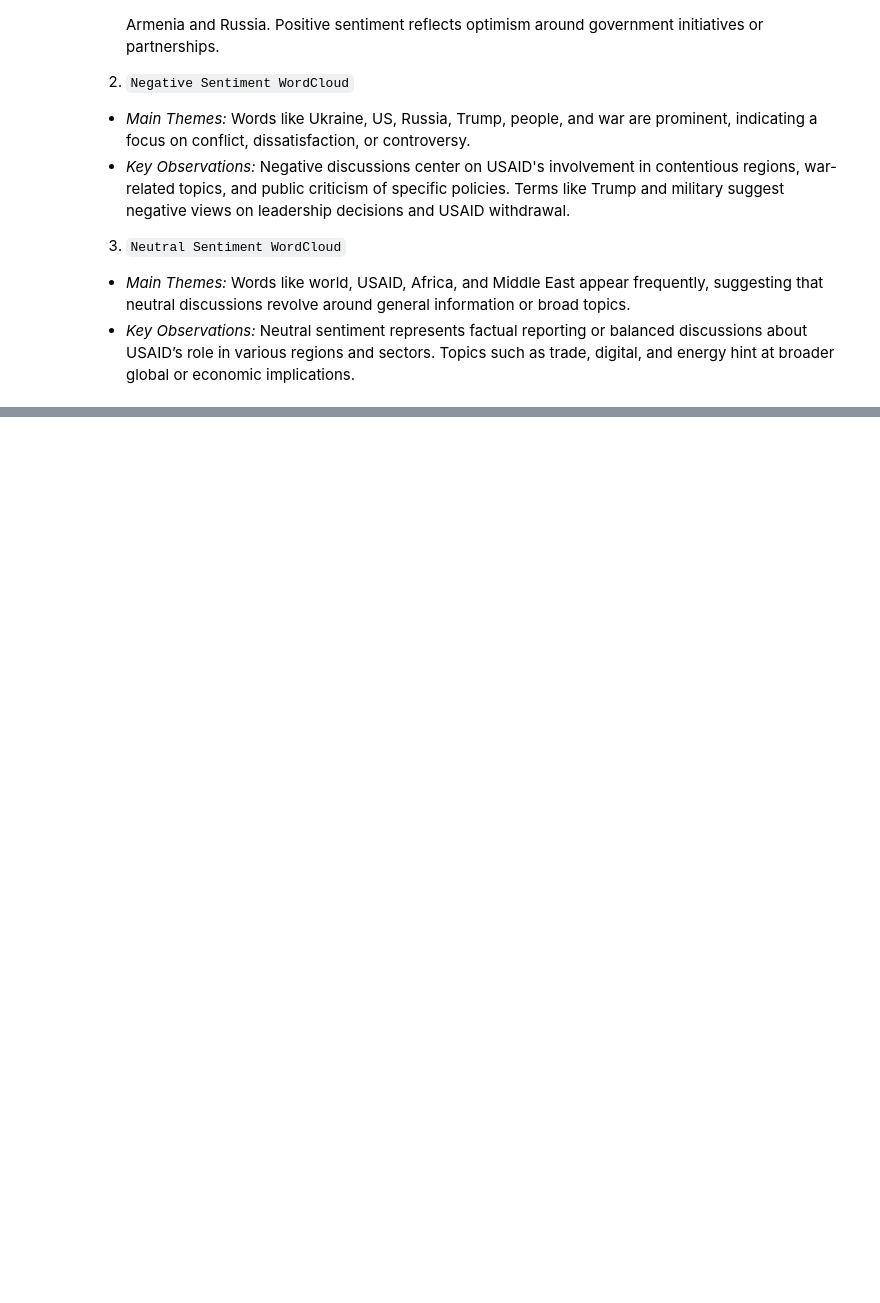
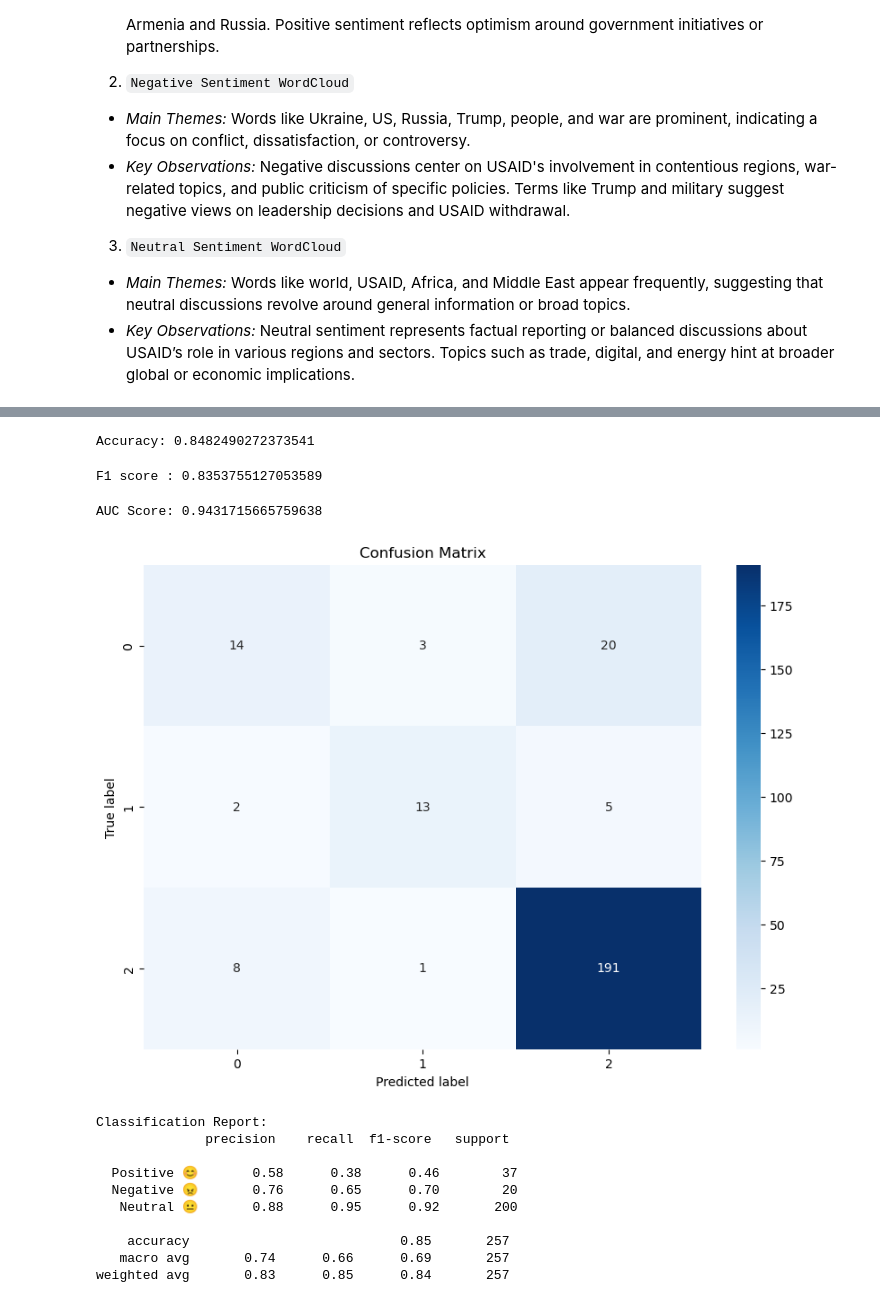
Before and after one commit to tracyotieno-1/USAID_Sentiment_Analysis, a Jupyter notebook: USAID_NLP.ipynb, the cells around one changed output, grey strips where cells are left out. Saved outputs shown, nothing was run; the diff lists cells and outputs as text; code cells hidden in the pictures; blank space fills up the shorter version.

```diff
--- a/USAID_NLP.ipynb
+++ b/USAID_NLP.ipynb
@@ -365,0 +432,4 @@ plot_wordcloud(neutral_text, 'Neutral Sentiment WordCloud')
+# %%
+# Check if GPU is available
+device = torch.device("cuda" if torch.cuda.is_available() else "cpu")
+print(f"Using device: {device}")
@@ -365,0 +452,8 @@ plot_wordcloud(neutral_text, 'Neutral Sentiment WordCloud')
+# %%
+# Create dataset objects
+train_dataset = TfidfDataset(X_train_resampled.toarray(), y_train_resampled)
+test_dataset = TfidfDataset(X_test_tfidf.toarray(), y_test)
+
+# DataLoader for batching the data
+train_loader = DataLoader(train_dataset, batch_size=32, shuffle=True)
+test_loader = DataLoader(test_dataset, batch_size=32, shuffle=False)
@@ -365,0 +579,58 @@ plot_wordcloud(neutral_text, 'Neutral Sentiment WordCloud')
+# %%
+# Evaluation (use your previous evaluation code here)
+model.eval()
+all_preds = []
+all_labels = []
+all_probs = []
+
+with torch.no_grad():
+    for features, labels in test_loader:
+        features = features.to(device)
+        labels = labels.to(device).long()  # Ensure labels are in the correct format
+        outputs = model(features.unsqueeze(1))
+        probs = torch.nn.functional.softmax(outputs, dim=1)
+        _, predicted = torch.max(outputs.data, 1)
+        all_preds.extend(predicted.cpu().numpy())
+        all_labels.extend(labels.cpu().numpy())  # Ensure this is a 1D tensor
+        all_probs.extend(probs.cpu().numpy())  # Assuming class 1 is the positive class
+# %%
+# Metrics
+accuracy = accuracy_score(all_labels, all_preds)
+print(f"Accuracy: {accuracy}")
+# %% [output]
+Accuracy: 0.8482490272373541
+# %%
+f1 = f1_score(all_labels, all_preds, average='weighted')
+print(f"F1 score : {f1}")
+# %% [output]
+F1 score : 0.8353755127053589
+# %%
+# AUC Score
+auc = roc_auc_score(all_labels, all_probs, multi_class='ovr')
+print(f"AUC Score: {auc}")
+# %% [output]
+AUC Score: 0.9431715665759638
+# %%
+# Confusion Matrix
+cm = confusion_matrix(all_labels, all_preds)
+plt.figure(figsize=(10,7))
+sns.heatmap(cm, annot=True, fmt='d', cmap='Blues')
+plt.title('Confusion Matrix')
+plt.ylabel('True label')
+plt.xlabel('Predicted label')
+plt.show()
+
+print("Classification Report:")
+print(classification_report(all_labels, all_preds, target_names=['Positive 😊', 'Negative 😠','Neutral 😐']))
+# %% [output]
+[figure, added]
+Classification Report:
+              precision    recall  f1-score   support
+
+  Positive 😊       0.58      0.38      0.46        37
+  Negative 😠       0.76      0.65      0.70        20
+   Neutral 😐       0.88      0.95      0.92       200
+
+    accuracy                           0.85       257
+   macro avg       0.74      0.66      0.69       257
+weighted avg       0.83      0.85      0.84       257
```
Also changed, not shown: parts of 10 cells of this notebook.
